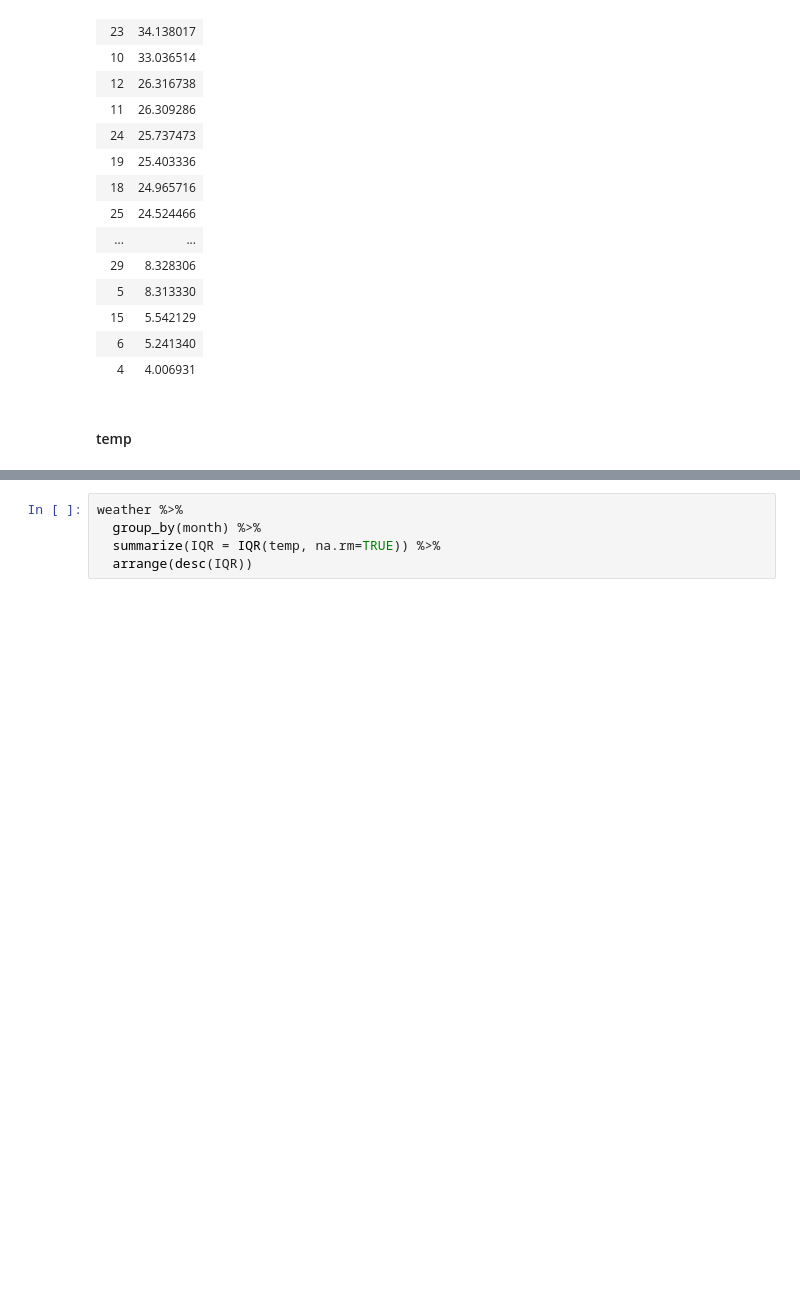
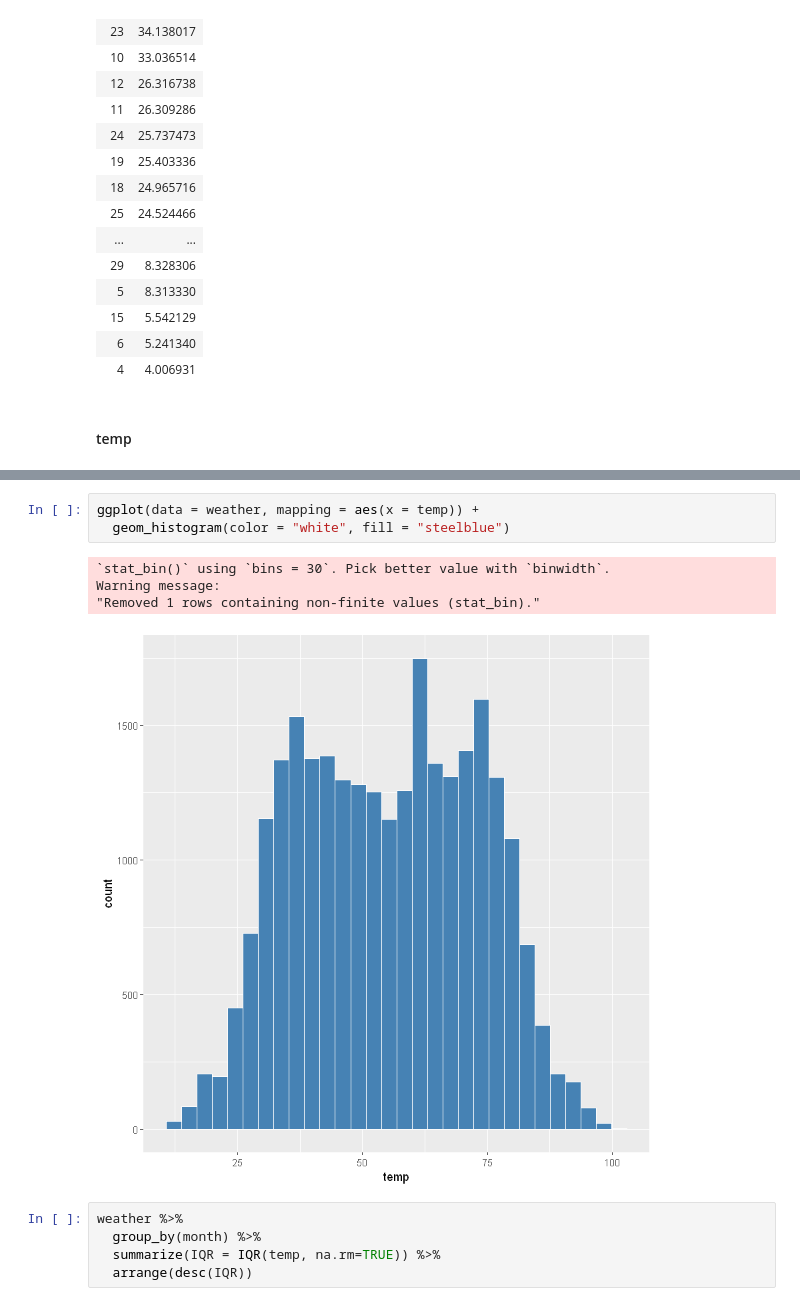
Before and after one commit to DROMZEE/P4-R-analyse-donnees, a Jupyter notebook: P4-R-Analyse-donnees.ipynb, the cells around one changed output, grey strips where cells are left out. Saved outputs shown, nothing was run; the diff lists cells and outputs as text; blank space fills up the shorter version.

```diff
--- a/P4-R-Analyse-donnees.ipynb
+++ b/P4-R-Analyse-donnees.ipynb
@@ -492,3 +556,11 @@ flights %>%
+# %%
+ggplot(data = weather, mapping = aes(x = temp)) +
+  geom_histogram(color = "white", fill = "steelblue")
+# %% [output]
+`stat_bin()` using `bins = 30`. Pick better value with `binwidth`.
+Warning message:
+"Removed 1 rows containing non-finite values (stat_bin)."
+[figure, added]
 # %%
 weather %>%
   group_by(month) %>%
```
Also changed, not shown: parts of 19 cells of this notebook, 4 other files.
